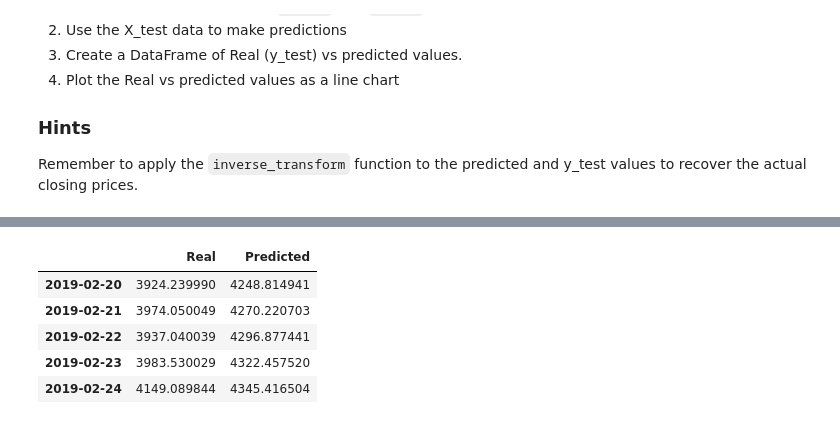
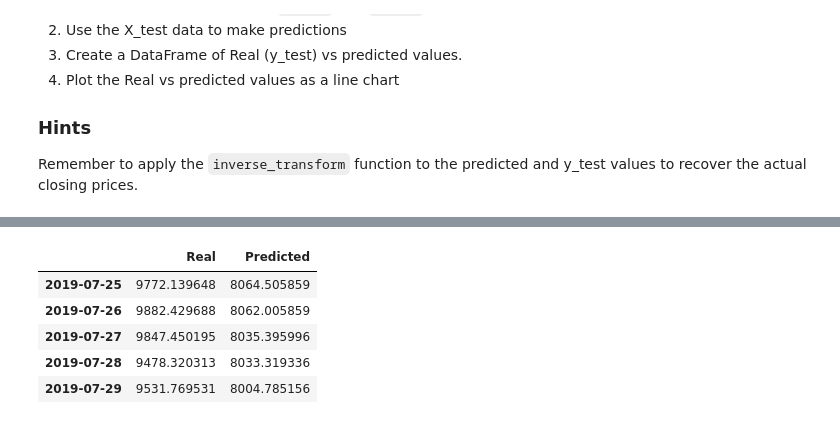
Before and after one commit to martsymarts/Unit-14-Homework, a Jupyter notebook: Unit 14 Homework/Starter_Code/lstm_stock_predictor_closing.ipynb, the cells around one changed output, grey strips where cells are left out. Cells and saved outputs as stored; diff of their text form; code cells hidden in the pictures.

```diff
--- a/Unit 14 Homework/Starter_Code/lstm_stock_predictor_closing.ipynb
+++ b/Unit 14 Homework/Starter_Code/lstm_stock_predictor_closing.ipynb
@@ -140,9 +167,33 @@ from tensorflow.keras.layers import LSTM, Dense, Dropout
 # Note: The input shape is the number of time steps and the number of indicators
 # Note: Batching inputs has a different input shape of Samples/TimeSteps/Features
 
-# YOUR CODE HERE!
+# Define the LSTM RNN model.
+model = Sequential()
+
+# Initial model setup
+number_units = 5
+dropout_fraction = 0.2
+
+# Layer 1
+model.add(LSTM(
+    units=number_units,
+    return_sequences=True,
+    input_shape=(X_train.shape[1], 1))
+    )
+model.add(Dropout(dropout_fraction))
+
+# Layer 2
+model.add(LSTM(units=number_units, return_sequences=True))
+model.add(Dropout(dropout_fraction))
+
+# Layer 3
+model.add(LSTM(units=number_units))
+model.add(Dropout(dropout_fraction))
+
+# Output layer
+model.add(Dense(1))
 # %%
 # Compile the model
-# YOUR CODE HERE!
+model.compile(optimizer="adam", loss="mean_squared_error")
 # %%
 # Summarize the model
@@ -170,6 +221,6 @@ _________________________________________________________________
 # Use at least 10 epochs
 # Do not shuffle the data
 # Experiement with the batch size, but a smaller batch size is recommended
-# YOUR CODE HERE!
+model.fit(X_train, y_train, epochs=10, shuffle=False, batch_size=1, verbose=1)
 # %% [output]
 Epoch 1/10
@@ -217,6 +268,6 @@ Remember to apply the `inverse_transform` function to the predicted and y_test v
 # %%
 # Make some predictions
-# YOUR CODE HERE!
+predicted = model.predict(X_test)
 # %%
 # Recover the original prices instead of the scaled version
 predicted_prices = y_test_scaler.inverse_transform(predicted)
@@ -224,16 +275,16 @@ real_prices = y_test_scaler.inverse_transform(y_test.reshape(-1, 1))
 # %%
 # Create a DataFrame of Real and Predicted values
 stocks = pd.DataFrame({
     "Real": real_prices.ravel(),
     "Predicted": predicted_prices.ravel()
 }, index = df.index[-len(real_prices): ])
-stocks.head()
+stocks.tail()
 # %% [output]
 |  | Real | Predicted |
-| 2019-02-20 | 3924.239990 | 4248.814941 |
-| 2019-02-21 | 3974.050049 | 4270.220703 |
-| 2019-02-22 | 3937.040039 | 4296.877441 |
-| 2019-02-23 | 3983.530029 | 4322.457520 |
-| 2019-02-24 | 4149.089844 | 4345.416504 |
+| 2019-07-25 | 9772.139648 | 8064.505859 |
+| 2019-07-26 | 9882.429688 | 8062.005859 |
+| 2019-07-27 | 9847.450195 | 8035.395996 |
+| 2019-07-28 | 9478.320313 | 8033.319336 |
+| 2019-07-29 | 9531.769531 | 8004.785156 |
 # %%
 # Plot the real vs predicted values as a line chart
```
Also changed, not shown: parts of 12 cells of this notebook, 2 other files.
